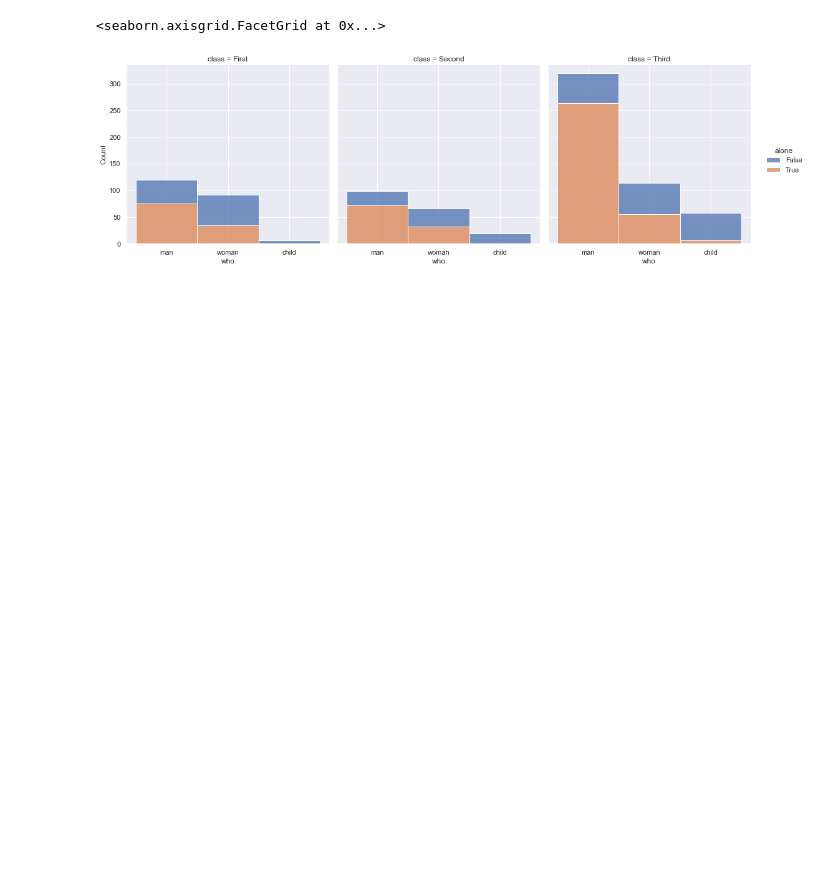
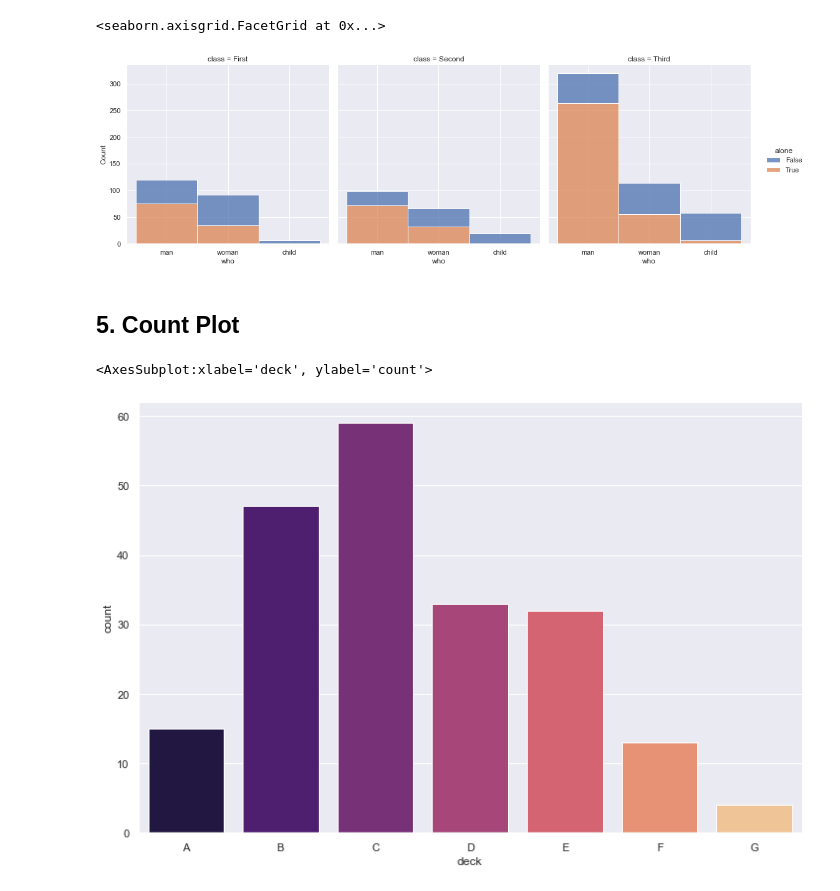
Before and after one commit to sasivatsal7122/Learn-DataVisulization-WithMe, a Jupyter notebook: DataVisulaization-Pt-2--SEABORN(1).ipynb, the cells around one changed output. Saved outputs shown, nothing was run; the diff lists cells and outputs as text; code cells hidden in the pictures; blank space fills up the shorter version.

```diff
--- a/DataVisulaization-Pt-2--SEABORN(1).ipynb
+++ b/DataVisulaization-Pt-2--SEABORN(1).ipynb
@@ -171,3 +171,13 @@ sns.displot(data=titanic_df,x='who',col='class',hue='alone',multiple='stack')
 # %% [output]
 <seaborn.axisgrid.FacetGrid at 0x...>
 [figure]
+# %% [markdown]
+## 5. Count Plot
+# %%
+# making count plot to check which deck has the most no.of visitors people idk
+sns.countplot(data=titanic_df,x='deck',palette='magma')
+# by this we can say that Deck-C is the most popular in the Titanic, find out the reason
+# and let me know.
+# %% [output]
+<AxesSubplot:xlabel='deck', ylabel='count'>
+[figure, added]
```
Also changed, not shown: parts of 10 cells of this notebook.
